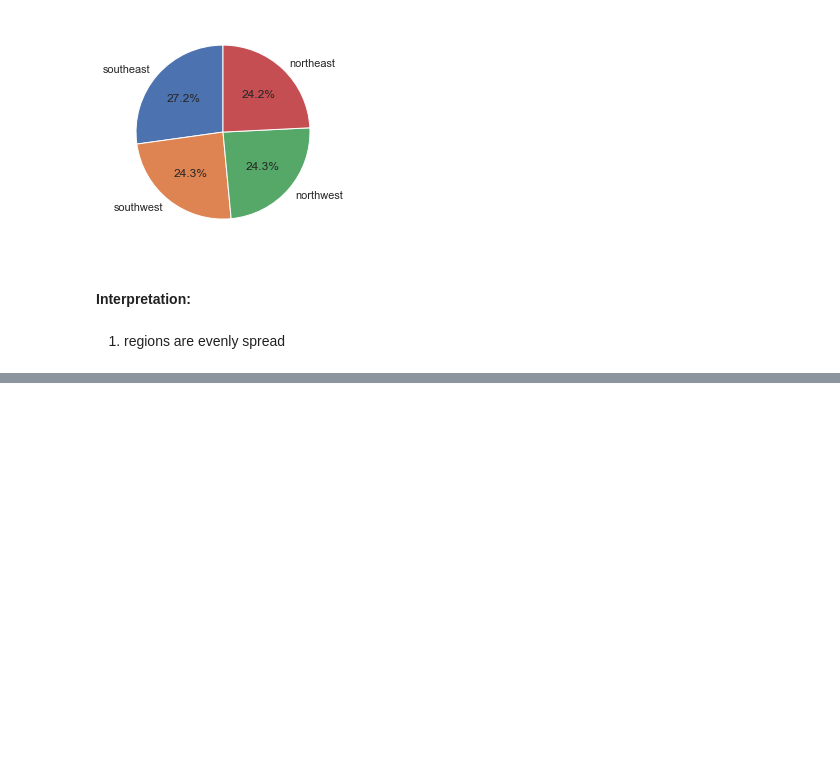
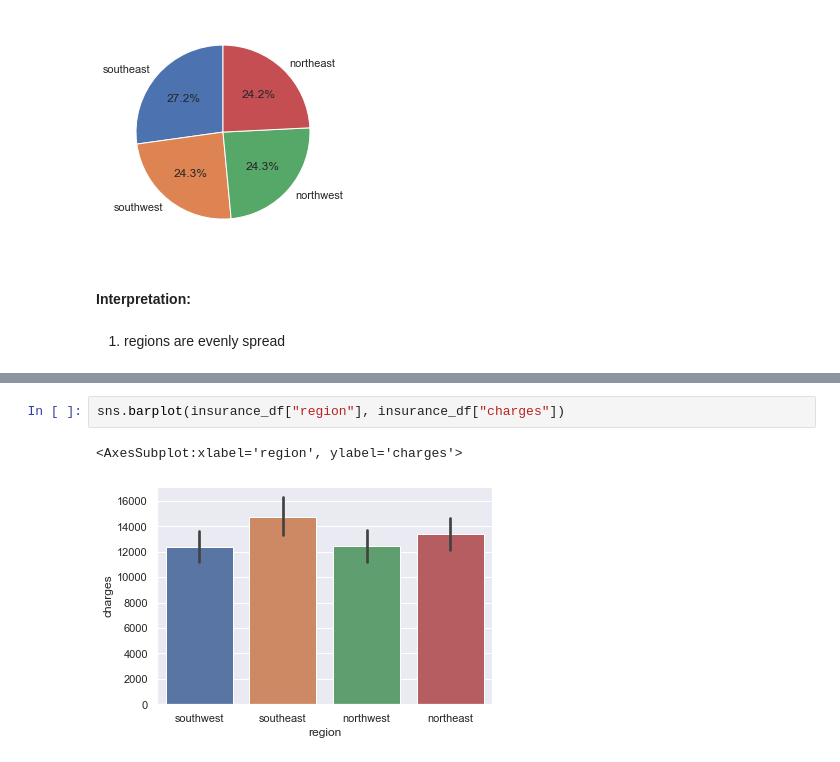
Before and after one commit to VincentBrunner/medical-insurance-portfolio-project, a Jupyter notebook: Untitled.ipynb, the cells around one changed output, grey strips where cells are left out. Saved outputs shown, nothing was run; the diff lists cells and outputs as text; blank space fills up the shorter version.

```diff
--- a/Untitled.ipynb
+++ b/Untitled.ipynb
@@ -138,0 +153,5 @@ We want to check for corrrelations between the amount of children and the region
+# %%
+sns.barplot(insurance_df["region"], insurance_df["charges"])
+# %% [output]
+<AxesSubplot:xlabel='region', ylabel='charges'>
+[figure, added]
```
Also changed, not shown: parts of 13 cells of this notebook.
